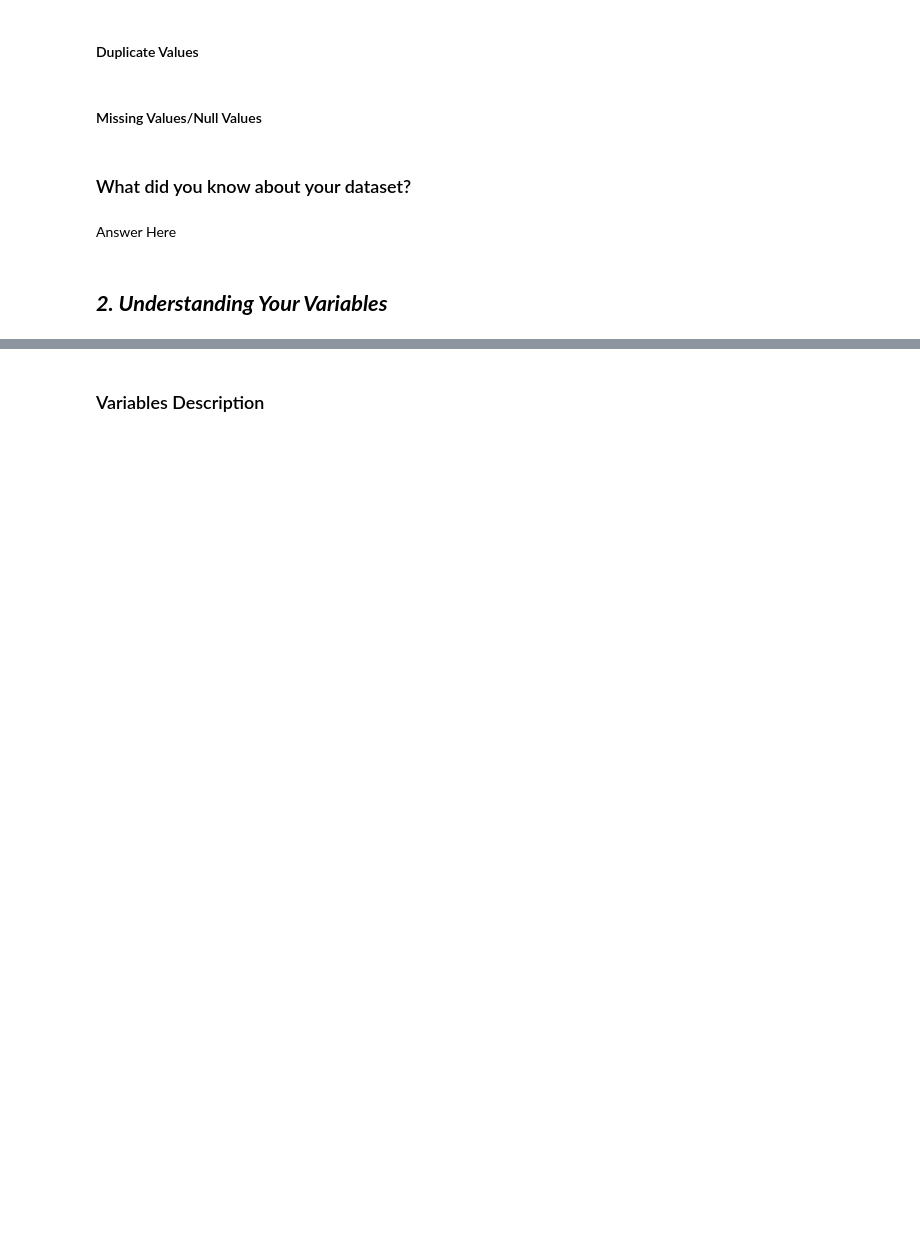
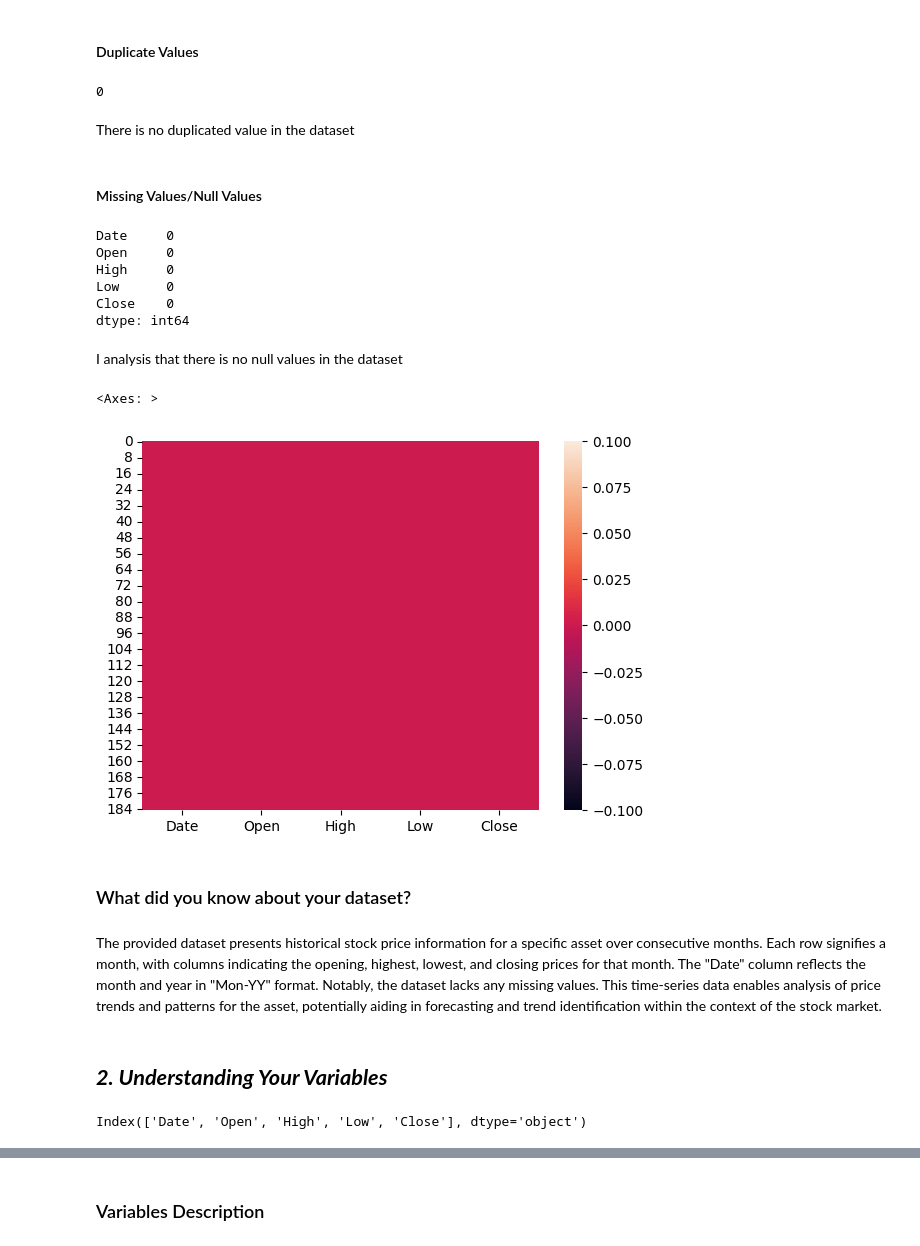
Before and after one commit to Rohankukwas/Yes-Bank-Stock-Closing-Price-Prediction, a Jupyter notebook: ML_Yes_Bank_Stock_Closing_Price_Prediction_ML_Submission.ipynb, the cells around one changed output, grey strips where cells are left out. Drawn from its saved outputs; the diff is of its cells as text; code cells hidden in the pictures; blank space fills up the shorter version.

```diff
--- a/ML_Yes_Bank_Stock_Closing_Price_Prediction_ML_Submission.ipynb
+++ b/ML_Yes_Bank_Stock_Closing_Price_Prediction_ML_Submission.ipynb
@@ -85,3 +92,5 @@ M - Multivariate Analysis
+# %%
+df=pd.read_csv('/content/drive/MyDrive/data_YesBank_StockPrices.csv')
 # %% [markdown]
 ### Dataset First View
 # %%
@@ -89,2 +106,4 @@ M - Multivariate Analysis
+# %%
+df=df.copy()
 # %% [markdown]
 ### Dataset Rows & Columns count
@@ -98,19 +134,41 @@ M - Multivariate Analysis
 #### Duplicate Values
 # %%
 # Dataset Duplicate Value Count
+df.duplicated().sum ()
+# %% [output]
+0
+# %% [markdown]
+There is no duplicated value in the dataset
 # %% [markdown]
 #### Missing Values/Null Values
 # %%
 # Missing Values/Null Values Count
+df.isnull().sum()
+# %% [output]
+Date     0
+Open     0
+High     0
+Low      0
+Close    0
+dtype: int64
+# %% [markdown]
+I analysis that there is no null values in the dataset
 # %%
 # Visualizing the missing values
+sns.heatmap(df.isna())
+# %% [output]
+<Axes: >
+[figure, added]
 # %% [markdown]
 ### What did you know about your dataset?
-# %% [markdown]
-Answer Here
+# %% [markdown]
+The provided dataset presents historical stock price information for a specific asset over consecutive months. Each row signifies a month, with columns indicating the opening, highest, lowest, and closing prices for that month. The "Date" column reflects the month and year in "Mon-YY" format. Notably, the dataset lacks any missing values. This time-series data enables analysis of price trends and patterns for the asset, potentially aiding in forecasting and trend identification within the context of the stock market.
 # %% [markdown]
 ## ***2. Understanding Your Variables***
 # %%
 # Dataset Columns
+df.columns
+# %% [output]
+Index(['Date', 'Open', 'High', 'Low', 'Close'], dtype='object')
 # %%
 # Dataset Describe
```
Also changed, not shown: parts of 17 cells of this notebook.
